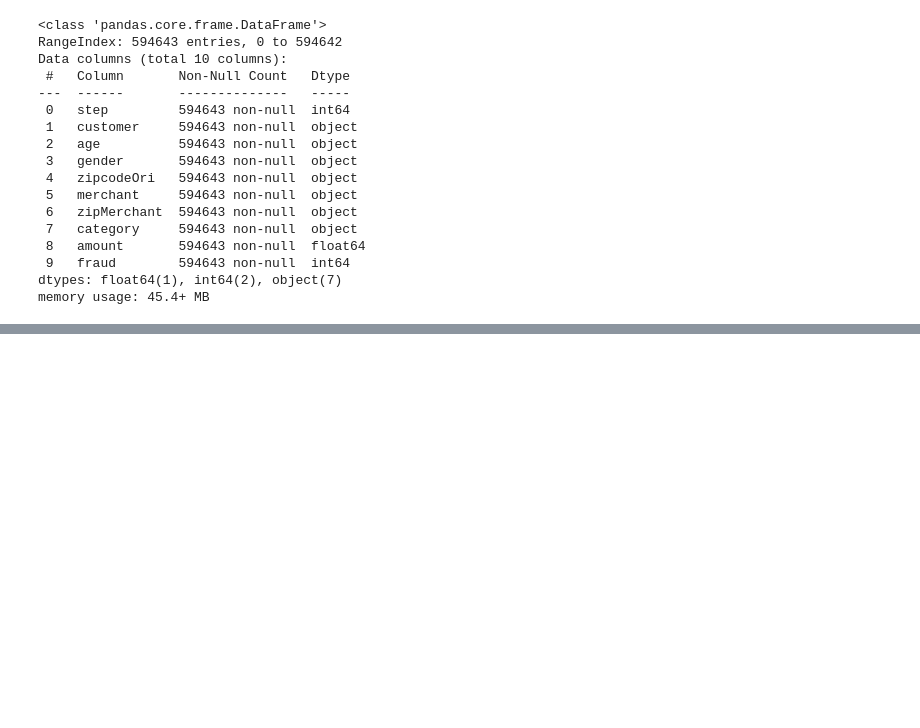
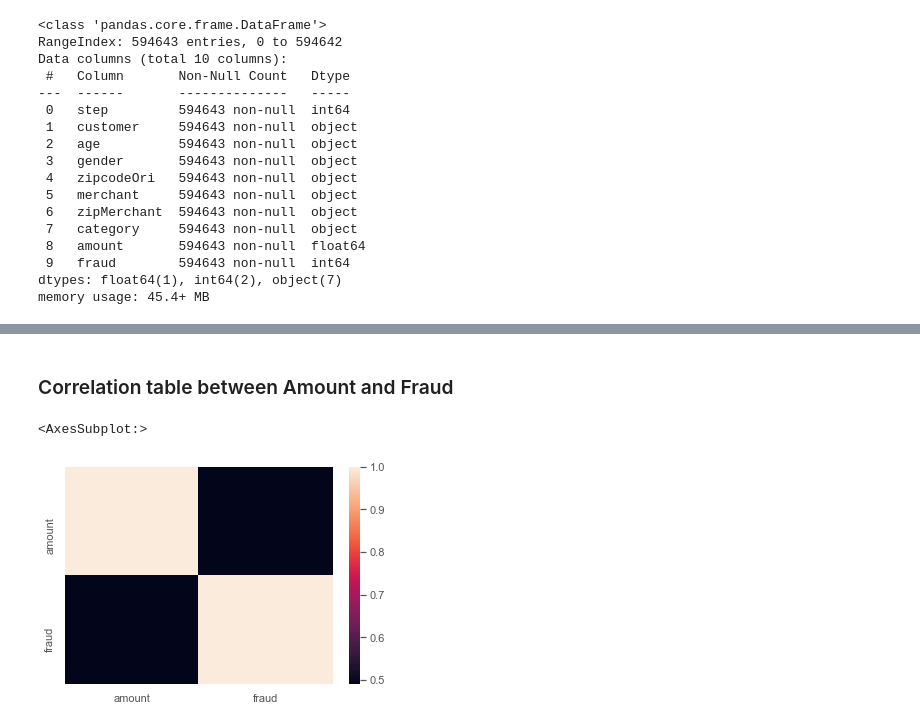
Before and after one commit to VIP509/Business-Intelligence-Project, a Jupyter notebook: BI Project.ipynb, the cells around one changed output, grey strips where cells are left out. Cells and saved outputs as stored; diff of their text form; code cells hidden in the pictures; blank space fills up the shorter version.

```diff
--- a/BI Project.ipynb
+++ b/BI Project.ipynb
@@ -80,0 +213,8 @@ customer_data['fraud'].value_counts().to_frame()
+# %% [markdown]
+### Correlation table between Amount and Fraud
+# %%
+customer_data[['amount','fraud']].corr()
+sns.heatmap(customer_data[['amount','fraud']].corr())
+# %% [output]
+<AxesSubplot:>
+[figure, added]
```
Also changed, not shown: parts of 42 cells of this notebook.
